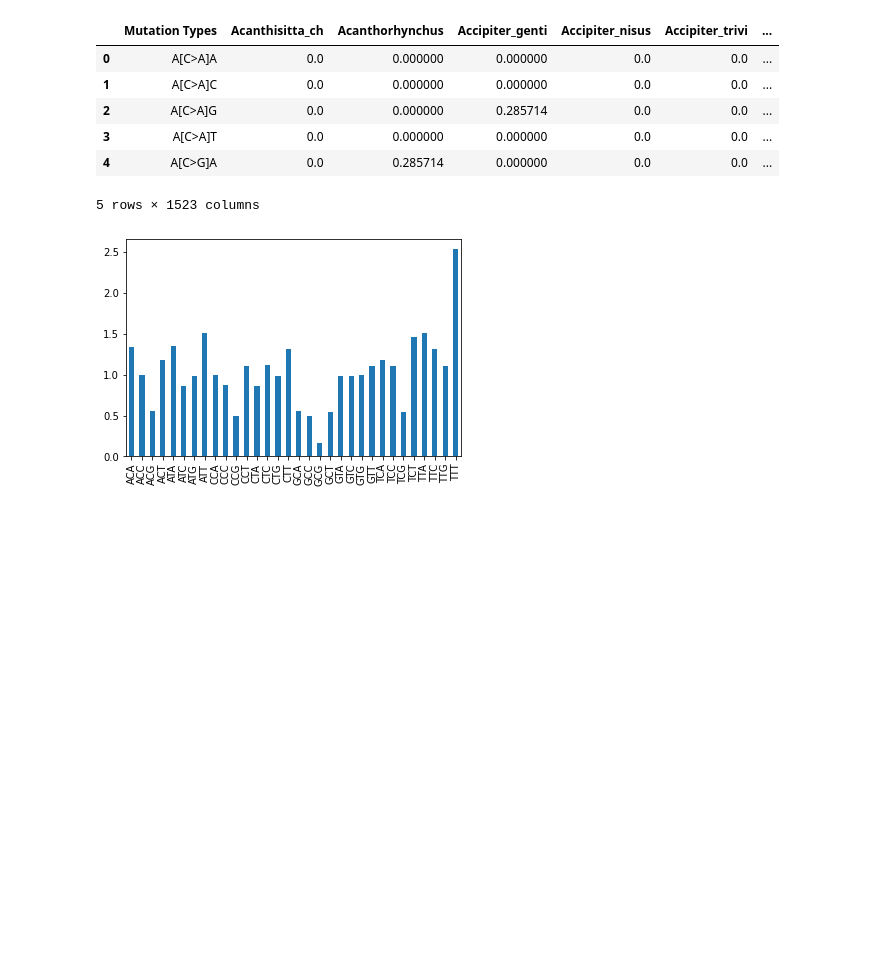
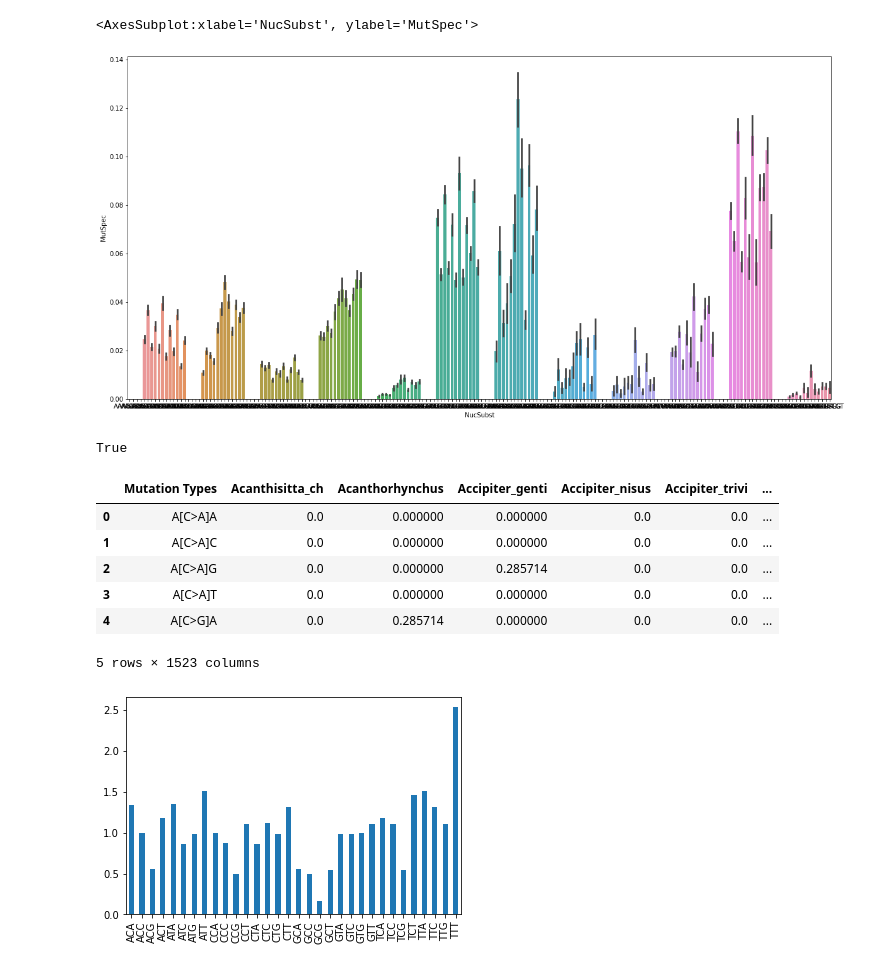
Before and after one commit to mitoclub/Signatures, a Jupyter notebook: notebooks/exploration_birds.ipynb, the cells around one changed output. Drawn from its saved outputs; the diff is of its cells as text; code cells hidden in the pictures; blank space fills up the shorter version.

```diff
--- a/notebooks/exploration_birds.ipynb
+++ b/notebooks/exploration_birds.ipynb
@@ -7,0 +14,9 @@ import matplotlib.pyplot as plt
+# %%
+mutspec_dir = "../data/raw/birds/"
+mutspec_lst = []
+for path in os.listdir(mutspec_dir):
+    m = pd.read_csv(mutspec_dir + path)
+    m.rename({"RawMutSpec": path.strip(".csv")}, axis=1, inplace=True)
+    mutspec_lst.append(m)
+# %%
+mutspec = reduce(partial(pd.merge, on="NucSubst"), mutspec_lst)
@@ -7,0 +27,3 @@ import matplotlib.pyplot as plt
+# %%
+overal_mutspec = mutspec.melt("NucSubst", var_name="Node", value_name="MutSpec")
+overal_mutspec.head()
@@ -7,0 +37,6 @@ import matplotlib.pyplot as plt
+# %%
+a = mutspec[["NucSubst"]]
+a["Mut"] = a.NucSubst.str.get(1) + '>' + a.NucSubst.str.get(-2)
+a["Context"] = a.NucSubst.str.slice(0, 3)
+a = a.sort_values(["Mut", "Context"])
+a.head()
@@ -8,3 +50,13 @@ import matplotlib.pyplot as plt
+# %%
+plt.figure(figsize=(20, 10))
+sns.barplot(data=overal_mutspec, x="NucSubst", y="MutSpec", order=a.NucSubst.values)
+# %% [output]
+<AxesSubplot:xlabel='NucSubst', ylabel='MutSpec'>
+[figure, added]
+# %%
+mutspec.NucSubst.str.contains("^\w{3}>\w{3}$").sum() == 192
+# %% [output]
+True
 # %%
 PATH_TO_HUMAN_COUNTS = "../data/codon_counts_GRCh37.json"
 PATH_TO_SIGNATURES = "../data/external/COSMIC_v3.2_SBS_GRCh37.txt"
```
Also changed, not shown: parts of 6 cells of this notebook, 5 other files.
